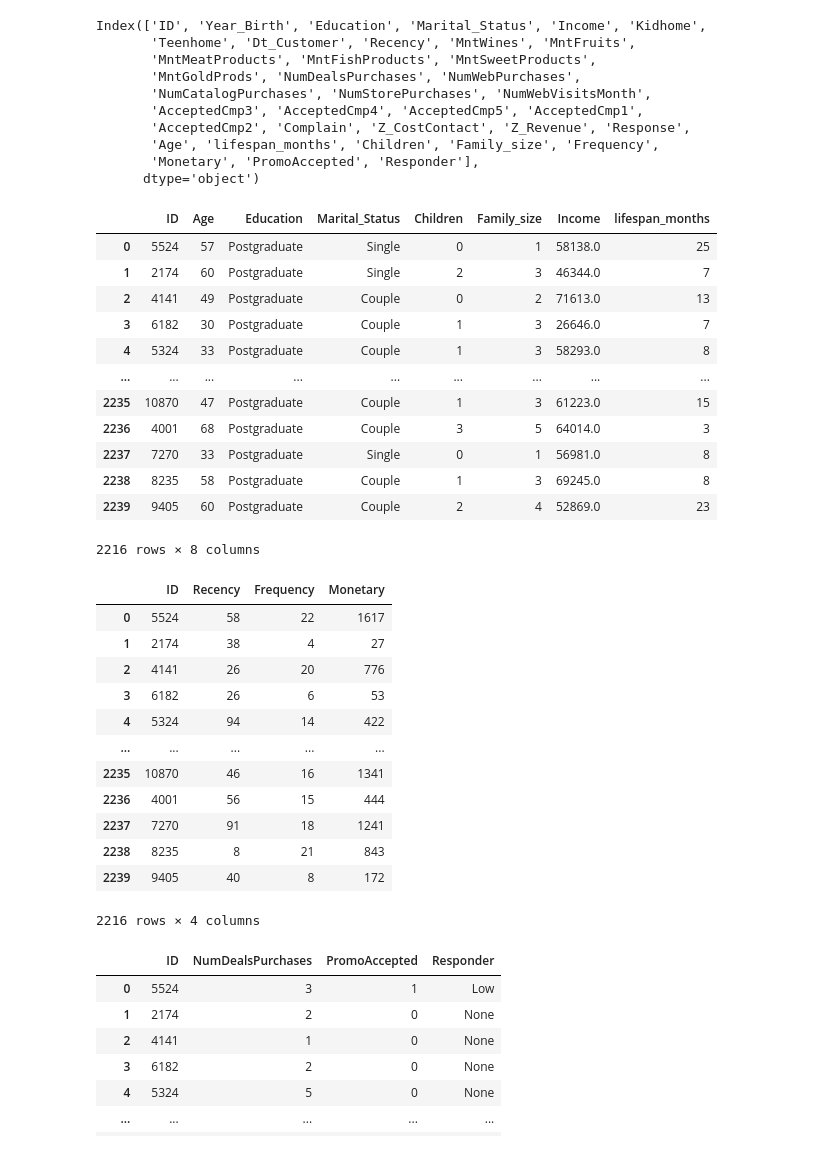
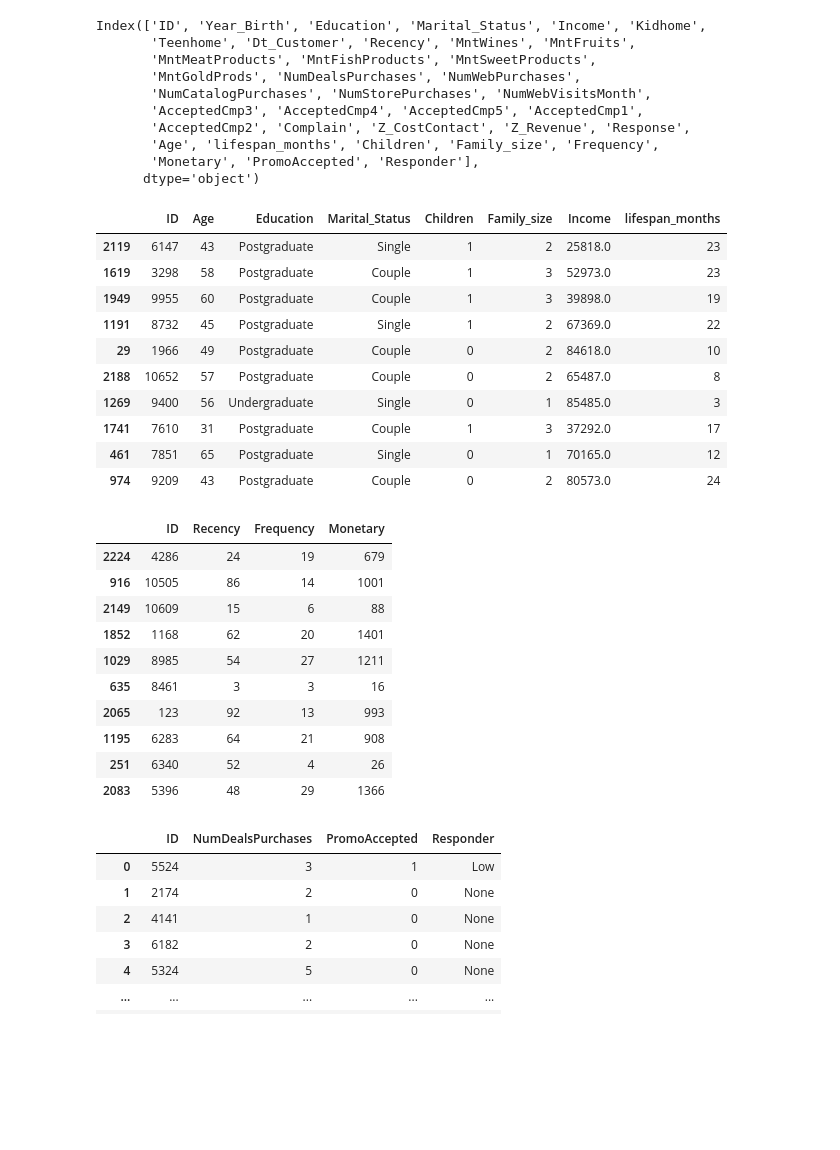
Before and after one commit to nqtquoctrung94/RFM_Customer_Personality_Analysis, a Jupyter notebook: clean_data.ipynb, the cells around one changed output. Cells and saved outputs as stored; diff of their text form; code cells hidden in the pictures; blank space fills up the shorter version.

```diff
--- a/clean_data.ipynb
+++ b/clean_data.ipynb
@@ -315,37 +322,33 @@ customer_data = df[['ID', 'Age','Education','Marital_Status','Children','Family_
 rfm_data = df[['ID','Recency','Frequency','Monetary']].copy()
 marketing_data = df[['ID','NumDealsPurchases','PromoAccepted','Responder']].copy()
 # %%
-customer_data
+customer_data.sample(10)
 # %% [output]
 |  | ID | Age | Education | Marital_Status | Children | Family_size | Income | lifespan_months |
-| 0 | 5524 | 57 | Postgraduate | Single | 0 | 1 | 58138.0 | 25 |
-| 1 | 2174 | 60 | Postgraduate | Single | 2 | 3 | 46344.0 | 7 |
-| 2 | 4141 | 49 | Postgraduate | Couple | 0 | 2 | 71613.0 | 13 |
-| 3 | 6182 | 30 | Postgraduate | Couple | 1 | 3 | 26646.0 | 7 |
-| 4 | 5324 | 33 | Postgraduate | Couple | 1 | 3 | 58293.0 | 8 |
-| ... | ... | ... | ... | ... | ... | ... | ... | ... |
-| 2235 | 10870 | 47 | Postgraduate | Couple | 1 | 3 | 61223.0 | 15 |
-| 2236 | 4001 | 68 | Postgraduate | Couple | 3 | 5 | 64014.0 | 3 |
-| 2237 | 7270 | 33 | Postgraduate | Single | 0 | 1 | 56981.0 | 8 |
-| 2238 | 8235 | 58 | Postgraduate | Couple | 1 | 3 | 69245.0 | 8 |
-| 2239 | 9405 | 60 | Postgraduate | Couple | 2 | 4 | 52869.0 | 23 |
+| 2119 | 6147 | 43 | Postgraduate | Single | 1 | 2 | 25818.0 | 23 |
+| 1619 | 3298 | 58 | Postgraduate | Couple | 1 | 3 | 52973.0 | 23 |
+| 1949 | 9955 | 60 | Postgraduate | Couple | 1 | 3 | 39898.0 | 19 |
+| 1191 | 8732 | 45 | Postgraduate | Single | 1 | 2 | 67369.0 | 22 |
+| 29 | 1966 | 49 | Postgraduate | Couple | 0 | 2 | 84618.0 | 10 |
+| 2188 | 10652 | 57 | Postgraduate | Couple | 0 | 2 | 65487.0 | 8 |
+| 1269 | 9400 | 56 | Undergraduate | Single | 0 | 1 | 85485.0 | 3 |
+| 1741 | 7610 | 31 | Postgraduate | Couple | 1 | 3 | 37292.0 | 17 |
+| 461 | 7851 | 65 | Postgraduate | Single | 0 | 1 | 70165.0 | 12 |
+| 974 | 9209 | 43 | Postgraduate | Couple | 0 | 2 | 80573.0 | 24 |
-2216 rows × 8 columns
 # %%
-rfm_data
+rfm_data.sample(10)
 # %% [output]
 |  | ID | Recency | Frequency | Monetary |
-| 0 | 5524 | 58 | 22 | 1617 |
-| 1 | 2174 | 38 | 4 | 27 |
-| 2 | 4141 | 26 | 20 | 776 |
-| 3 | 6182 | 26 | 6 | 53 |
-| 4 | 5324 | 94 | 14 | 422 |
-| ... | ... | ... | ... | ... |
-| 2235 | 10870 | 46 | 16 | 1341 |
-| 2236 | 4001 | 56 | 15 | 444 |
-| 2237 | 7270 | 91 | 18 | 1241 |
-| 2238 | 8235 | 8 | 21 | 843 |
-| 2239 | 9405 | 40 | 8 | 172 |
+| 2224 | 4286 | 24 | 19 | 679 |
+| 916 | 10505 | 86 | 14 | 1001 |
+| 2149 | 10609 | 15 | 6 | 88 |
+| 1852 | 1168 | 62 | 20 | 1401 |
+| 1029 | 8985 | 54 | 27 | 1211 |
+| 635 | 8461 | 3 | 3 | 16 |
+| 2065 | 123 | 92 | 13 | 993 |
+| 1195 | 6283 | 64 | 21 | 908 |
+| 251 | 6340 | 52 | 4 | 26 |
+| 2083 | 5396 | 48 | 29 | 1366 |
-2216 rows × 4 columns
 # %%
 marketing_data
 # %% [output]
```
Also changed, not shown: parts of 24 cells of this notebook.
